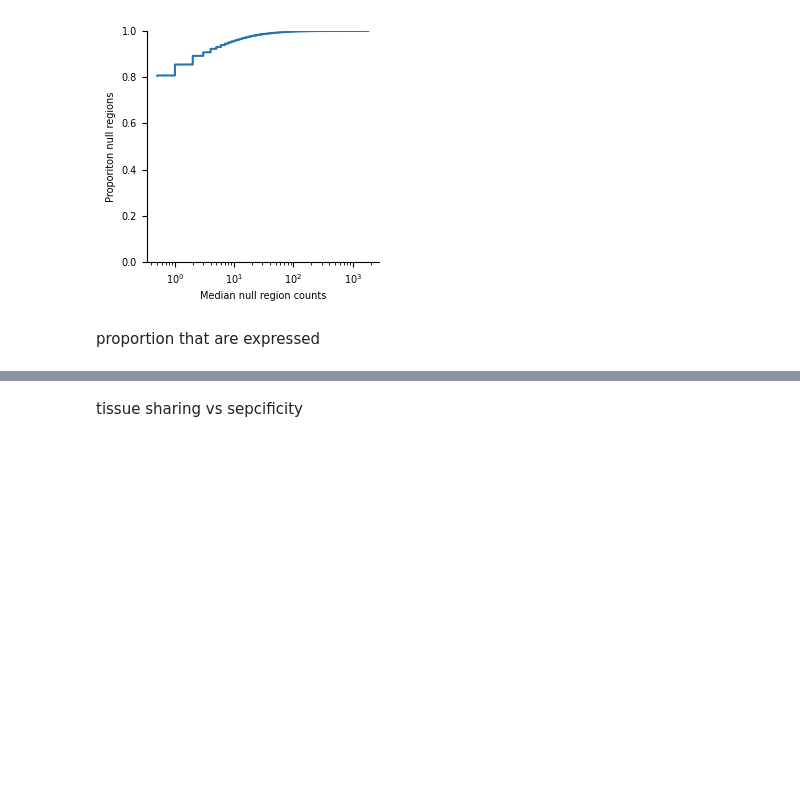
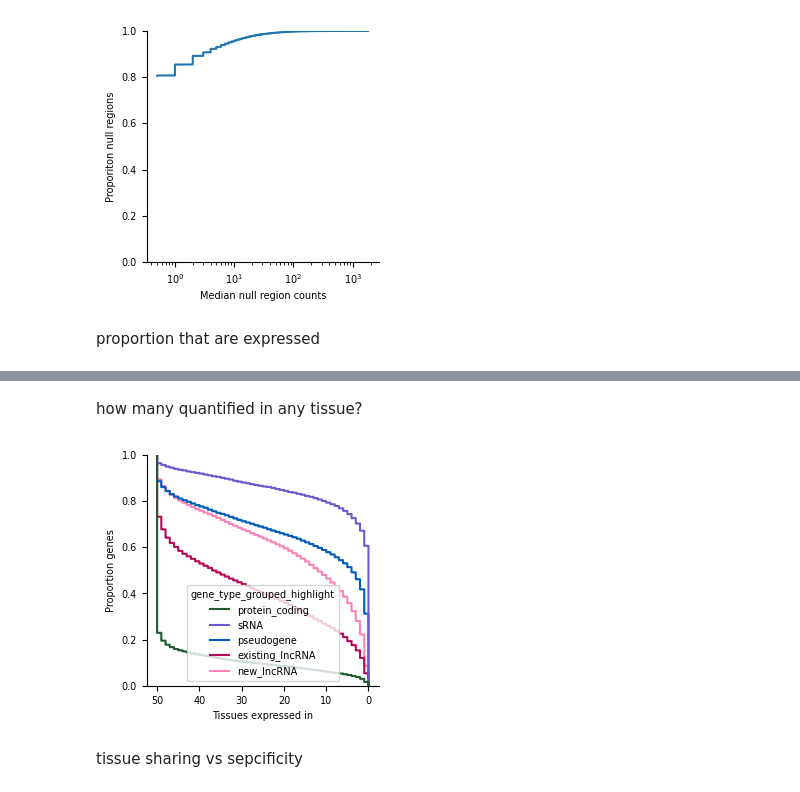
Before and after one commit to danielnachun/gtex-gencode47, a Jupyter notebook: notebooks/quantify_matched_nongenic_null.ipynb, the cells around one changed output, grey strips where cells are left out. Cells and saved outputs as stored; diff of their text form; code cells hidden in the pictures; blank space fills up the shorter version.

```diff
--- a/notebooks/quantify_matched_nongenic_null.ipynb
+++ b/notebooks/quantify_matched_nongenic_null.ipynb
@@ -24,7 +26,7 @@ import upsetplot as up
 mpl.rcParams['pdf.fonttype'] = 42
 plt.rcParams.update({'font.size': 7})
 # %%
-rnaseqc_dir = '/home/klawren/oak/gtex/output/all_tissues/'
+rnaseqc_dir = '/home/klawren/oak/gtex/output/all_tissues_old/'
 null_dir = '/home/klawren/oak/gtex/output/all_tissues_null/v11_intergenic/'
 # %% [markdown]
 bring in the gtex colors and make a palette
@@ -356,3 +421,24 @@ plt.show()
+# %% [markdown]
+how many quantified in any tissue?
+# %%
+quantifications['num_quantified'] = quantifications[quantification_columns].sum(axis=1)
+
+fig, ax = plt.subplots(figsize=(3,3))
+
+sns.ecdfplot(ax=ax,
+              data=quantifications,
+              x='num_quantified',
+              hue='gene_type_grouped_highlight',
+              hue_order=['protein_coding', 'sRNA','pseudogene', 'existing_lncRNA', 'new_lncRNA'],
+              palette=gene_type_pal_highlight)
+
+ax.invert_xaxis()
+ax.set_xlabel('Tissues expressed in')
+ax.set_ylabel('Proportion genes')
+ax.spines[['top', 'right']].set_visible(False)
+plt.show()
+# %% [output]
+[figure, added]
 # %% [markdown]
 tissue sharing vs sepcificity
 # %%
```
Also changed, not shown: parts of 21 cells of this notebook, 47 other files.
